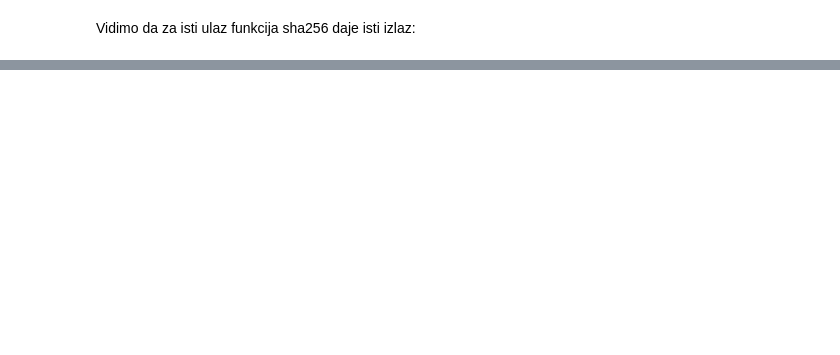
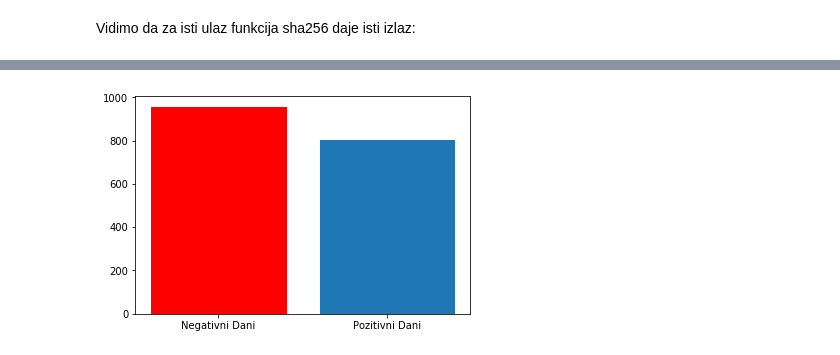
Before and after one commit to antisaa/MS-cryptocurrency, a Jupyter notebook: biljeznica.ipynb, the cells around one changed output, grey strips where cells are left out. Cells and saved outputs as stored; diff of their text form; code cells hidden in the pictures; blank space fills up the shorter version.

```diff
--- a/biljeznica.ipynb
+++ b/biljeznica.ipynb
@@ -475,0 +402,2 @@ plt.plot(index[-1600:], opens[-1600:])
+# %%
+pozitivniDani = bitcoin.Open.values-test.Close.values
@@ -475,0 +409,11 @@ plt.plot(index[-1600:], opens[-1600:])
+# %%
+from matplotlib.ticker import FuncFormatter
+
+
+x = np.arange(2)
+brojDana = [(pozitivniDani>=0).sum(), (pozitivniDani<0).sum()]
+barlist=plt.bar(['Pozitivni Dani', 'Negativni Dani'], brojDana)
+barlist[1].set_color('r')
+plt.show()
+# %% [output]
+[figure, added]
```
Also changed, not shown: parts of 60 cells of this notebook, 4 other files.
